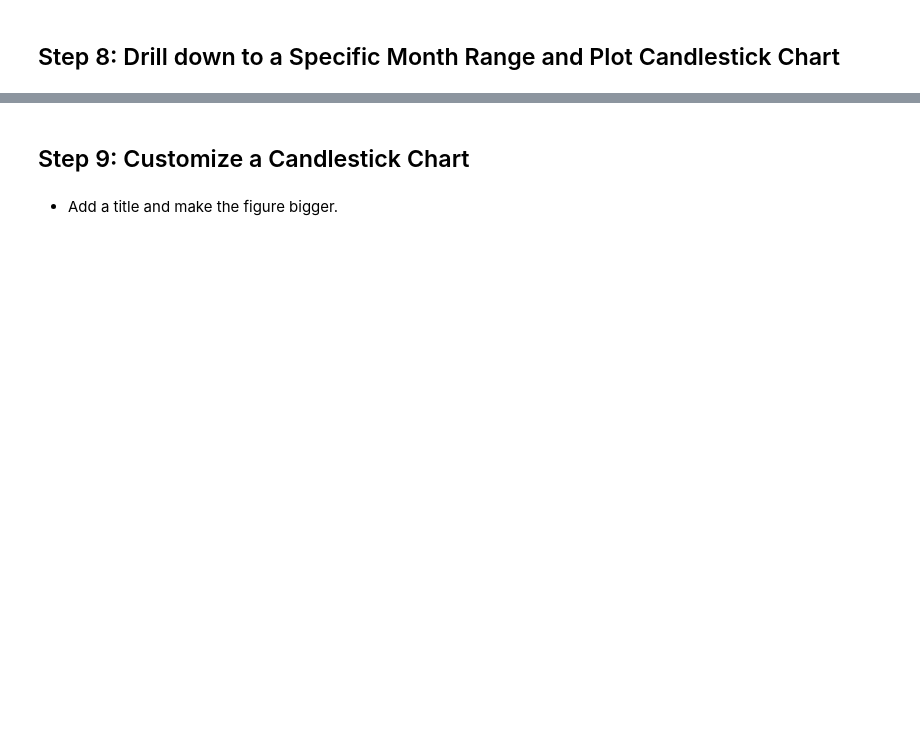
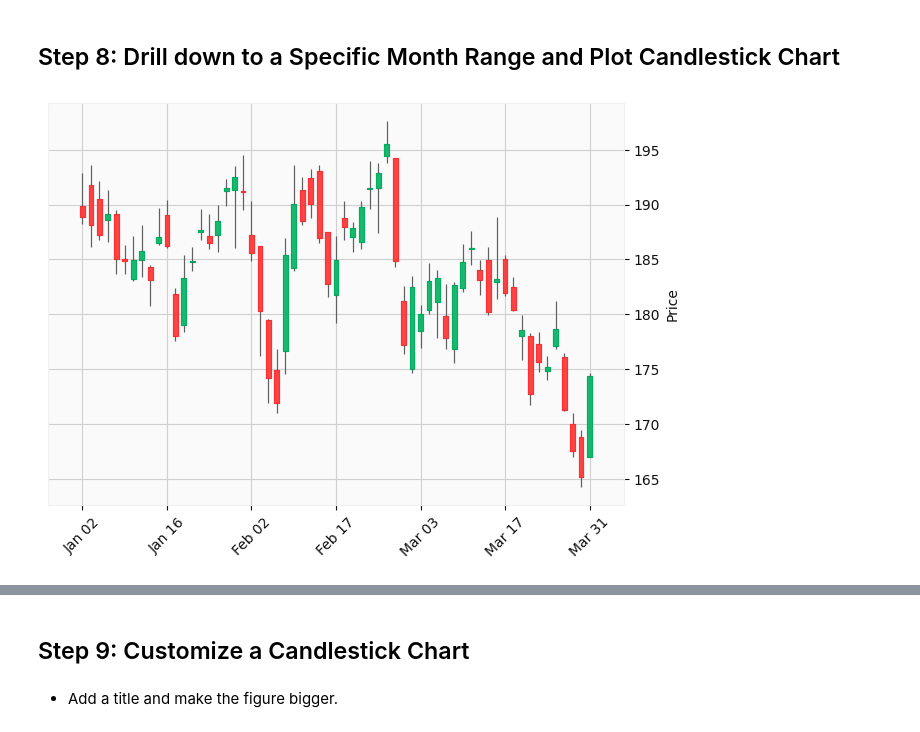
Before and after one commit to course-files/TimeSeriesForecastingandNeuralNetworks, a Jupyter notebook: 1_candlestick_charts_in_finance.ipynb, the cells around one changed output, grey strips where cells are left out. Cells and saved outputs as stored; diff of their text form; code cells hidden in the pictures; blank space fills up the shorter version.

```diff
--- a/1_candlestick_charts_in_finance.ipynb
+++ b/1_candlestick_charts_in_finance.ipynb
@@ -268,28 +540,30 @@ except ImportError:
 # %%
 # Ensure datetime index
 data.index = pd.to_datetime(data.index)
 
 # Define a range of months
-start_month = "2025-10"
-end_month   = "2025-12"
+start_month = "2026-01"
+end_month   = "2026-03"
 
 try:
     # Use .loc to slice safely using a date range
     month_df = data.loc[start_month:end_month]
 except KeyError:
     raise ValueError(
         f"No data available from {start_month} to {end_month}. "
         f"Available range: {data.index.min().date()} to {data.index.max().date()}"
     )
 
 # Check if DataFrame is empty
 if month_df.empty:
     raise ValueError(
         f"No data available from {start_month} to {end_month}. "
         f"Available range: {data.index.min().date()} to {data.index.max().date()}"
     )
 else:
     # Plot candlestick with volume disabled
     mpf.plot(month_df, type="candle", style="yahoo", volume=False)
+# %% [output]
+[figure, added]
 # %%
 mpf.plot(month_df, type="candle", style="yahoo", volume=True)
```
Also changed, not shown: parts of 30 cells of this notebook, 2 other files.
